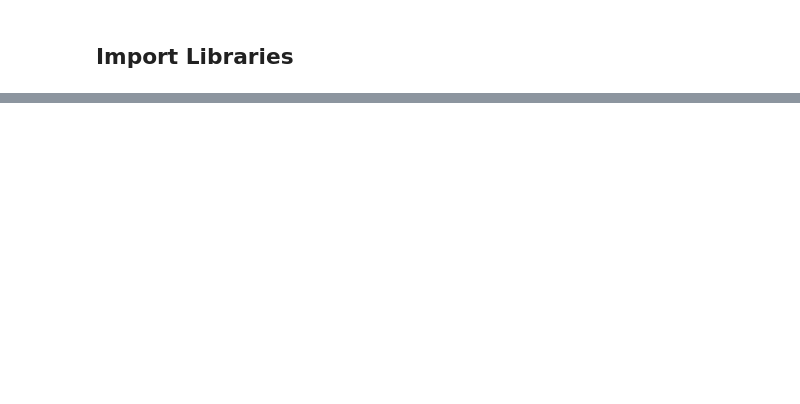
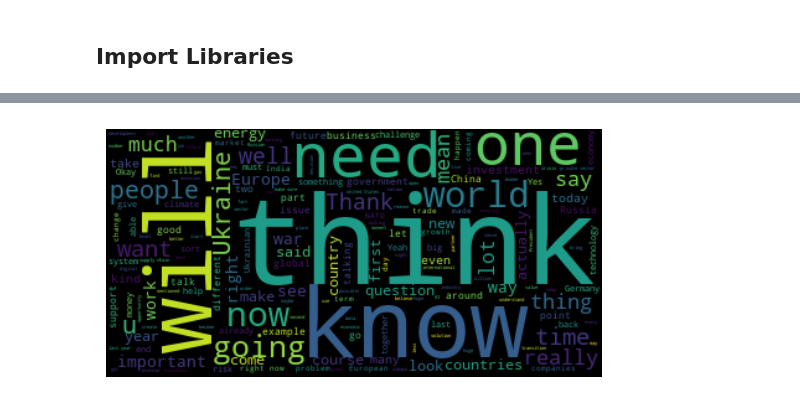
Before and after one commit to UngaTheGreat/world-economic-forum-nlp, a Jupyter notebook: wef23_wordcloud.ipynb, the cells around one changed output, grey strips where cells are left out. Cells and saved outputs as stored; diff of their text form; code cells hidden in the pictures; blank space fills up the shorter version.

Commit message:
produce cloud image

```diff
--- a/wef23_wordcloud.ipynb
+++ b/wef23_wordcloud.ipynb
@@ -16,0 +14,8 @@ True
+# %%
+wc = WordCloud()
+wc.generate(text)
+plt.imshow(wc, interpolation="bilinear")
+plt.axis('off')
+plt.show()
+# %% [output]
+[figure, added]
```
Also changed, not shown: parts of 9 cells of this notebook, 11 other files.
